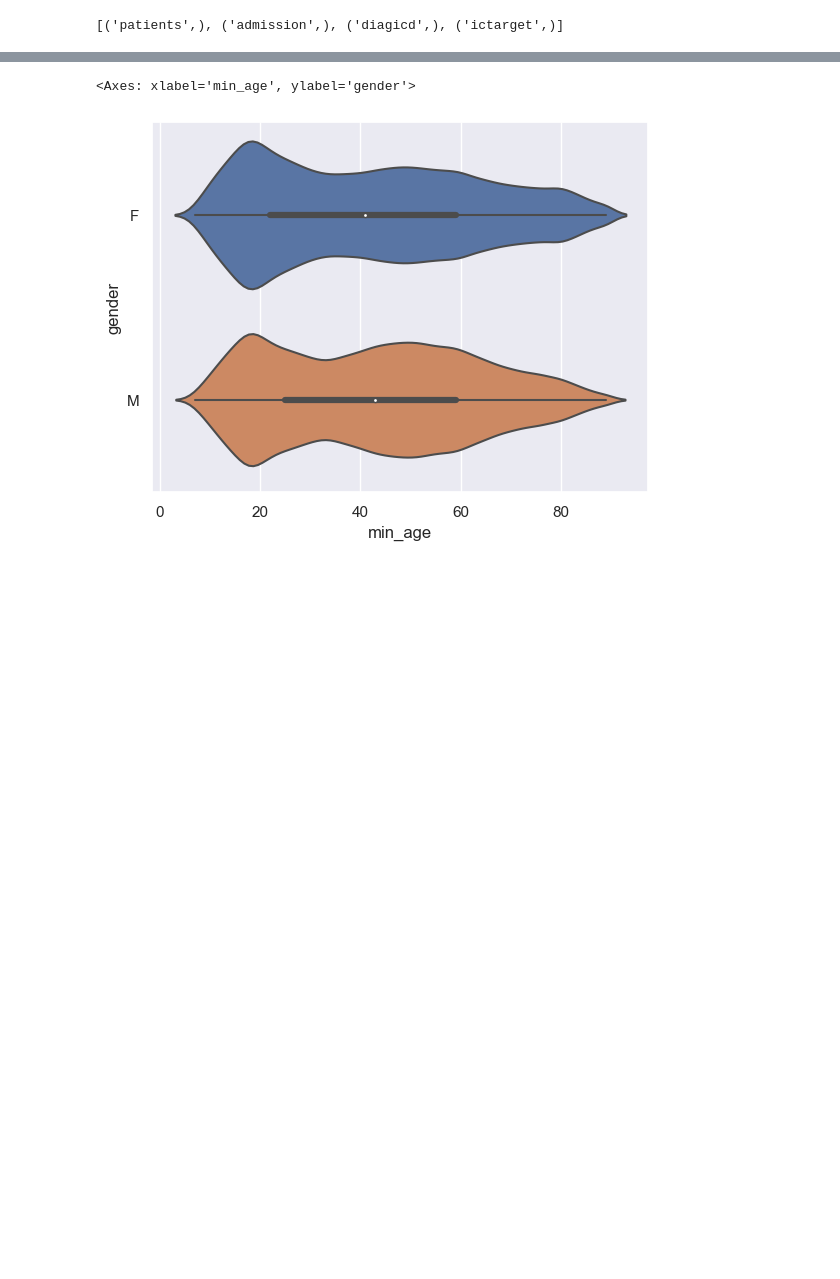
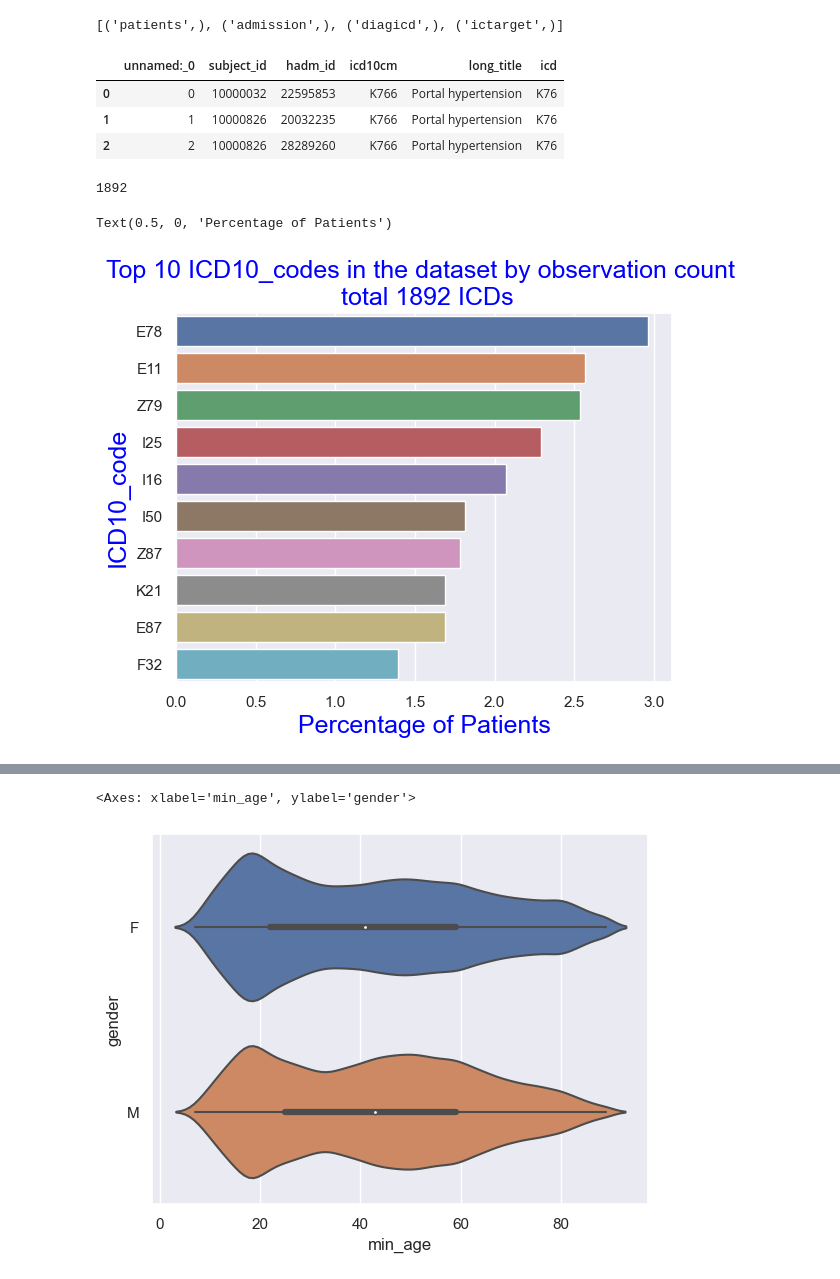
Before and after one commit to smitamisra/EHR_exploration, a Jupyter notebook: notebooks/db_exploration_creatingVisuals.ipynb, the cells around one changed output, grey strips where cells are left out. Saved outputs shown, nothing was run; the diff lists cells and outputs as text; code cells hidden in the pictures; blank space fills up the shorter version.

```diff
--- a/notebooks/db_exploration_creatingVisuals.ipynb
+++ b/notebooks/db_exploration_creatingVisuals.ipynb
@@ -21,6 +21,38 @@ WHERE
     name NOT LIKE 'sqlite_%';""").fetchall()
 # %% [output]
 [('patients',), ('admission',), ('diagicd',), ('ictarget',)]
+# %%
+#patient
+
+query = """
+SELECT *
+FROM diagicd
+
+
+"""
+
+with sqlite3.connect('../data/ehr.sqlite') as db:
+       dig= pd.read_sql(query, db)
+dig.head(3)
+# %% [output]
+|  | unnamed:_0 | subject_id | hadm_id | icd10cm | long_title | icd |
+| 0 | 0 | 10000032 | 22595853 | K766 | Portal hypertension | K76 |
+| 1 | 1 | 10000826 | 20032235 | K766 | Portal hypertension | K76 |
+| 2 | 2 | 10000826 | 28289260 | K766 | Portal hypertension | K76 |
+# %%
+dig['icd'].nunique()
+# %% [output]
+1892
+# %%
+df= ((dig['icd'].value_counts()*100)/len(dig)).to_frame().reset_index().rename(columns={'index': 'ICD10_codes',
+                                                                 'icd': 'Number_of_observations'}).head(10)
+sns.barplot(data=df, x='Number_of_observations', y='ICD10_codes')
+plt.title('Top 10 ICD10_codes in the dataset by observation count \n total 1892 ICDs', fontsize=18, color="blue")
+plt.ylabel('ICD10_code', fontsize=18, color="blue")
+plt.xlabel('Percentage of Patients', fontsize=18, color="blue")
+# %% [output]
+Text(0.5, 0, 'Percentage of Patients')
+[figure, added]
 # %%
 #patient
 
```
Also changed, not shown: parts of 10 cells of this notebook, 3 other files.
